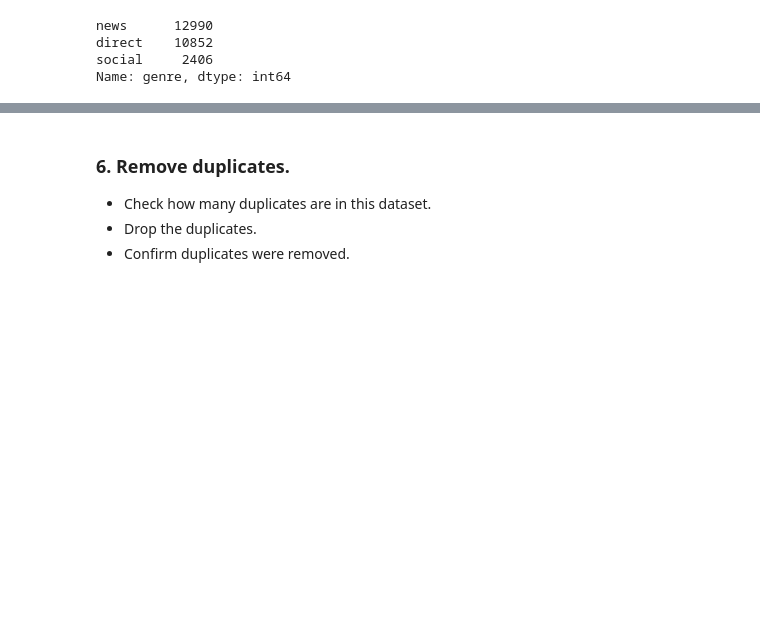
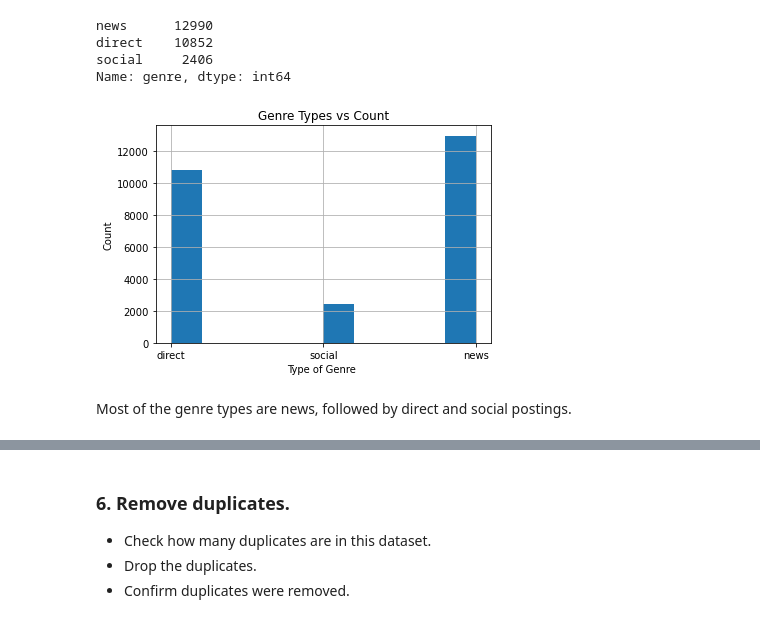
Before and after one commit to GKPSingh/Disaster-Response-Pipeline, a Jupyter notebook: data/ETL_Pipeline.ipynb, the cells around one changed output, grey strips where cells are left out. Cells and saved outputs as stored; diff of their text form; code cells hidden in the pictures; blank space fills up the shorter version.

```diff
--- a/data/ETL_Pipeline.ipynb
+++ b/data/ETL_Pipeline.ipynb
@@ -192,6 +233,16 @@ news      12990
 direct    10852
 social     2406
 Name: genre, dtype: int64
+# %%
+#  plotting genre types
+df['genre'].hist()
+plt.title('Genre Types vs Count')
+plt.xlabel('Type of Genre ')
+plt.ylabel('Count');
+# %% [output]
+[figure, added]
+# %% [markdown]
+Most of the genre types are news, followed by direct and social postings.
 # %%
 # getting dummies for 'genre' column
 df['genre']=pd.get_dummies(df['genre'])
```
Also changed, not shown: parts of 10 cells of this notebook.
